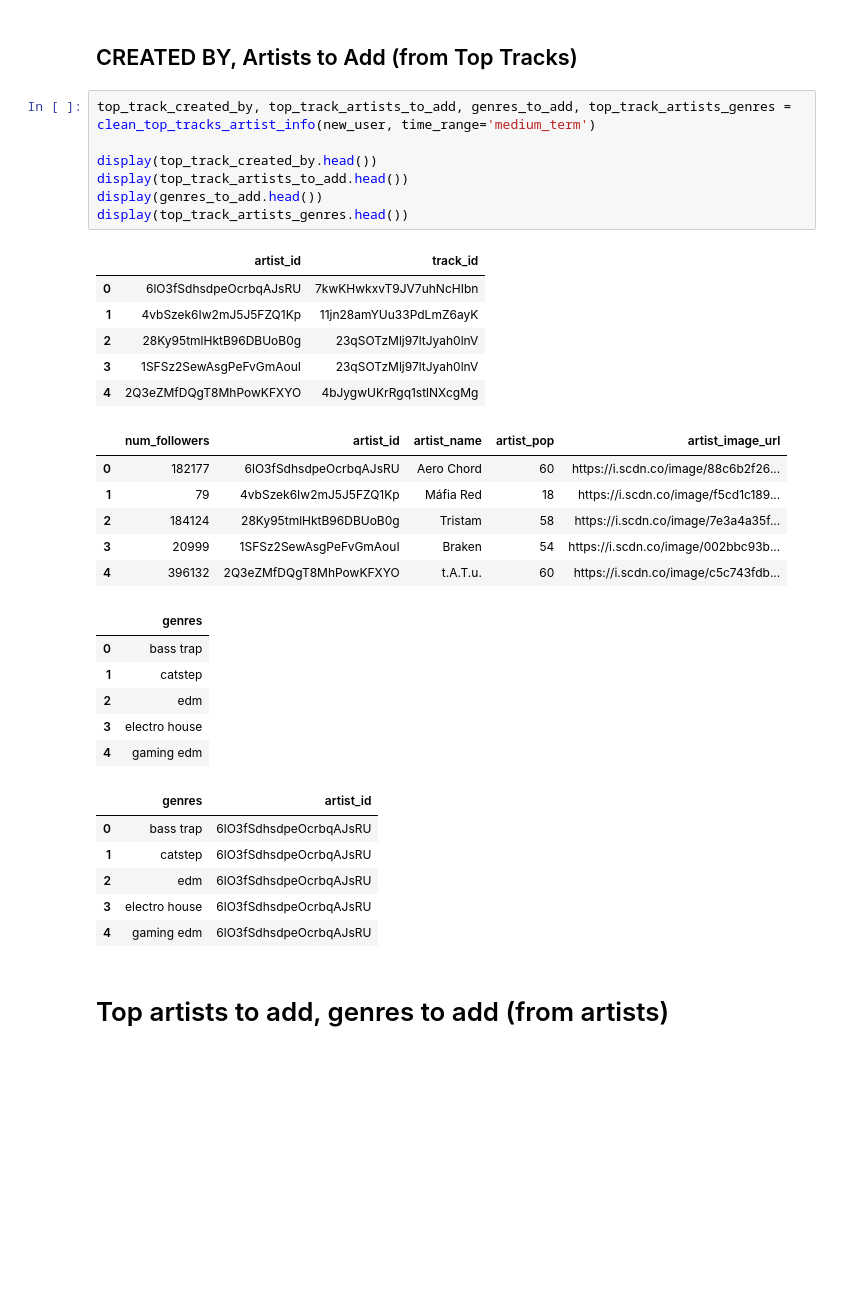
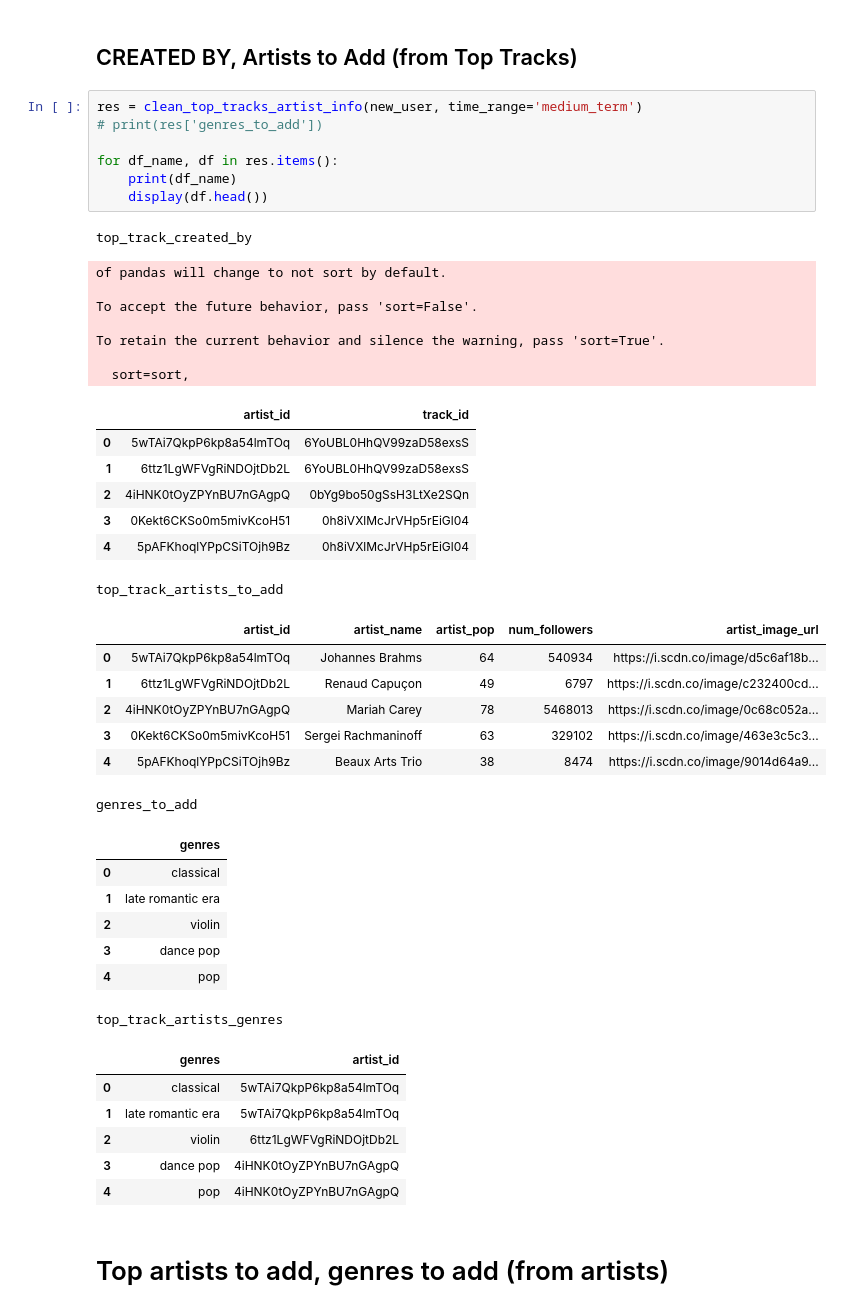
Before and after one commit to CS-316-Group/Project, a Jupyter notebook: notebooks/Spotify Data Cleaning Example.ipynb, the cells around one changed output. Saved outputs shown, nothing was run; the diff lists cells and outputs as text; blank space fills up the shorter version.

```diff
--- a/notebooks/Spotify Data Cleaning Example.ipynb
+++ b/notebooks/Spotify Data Cleaning Example.ipynb
@@ -52,36 +54,47 @@ clean_listener_info(new_user)
 # %% [markdown]
 ## CREATED BY,  Artists to Add (from Top Tracks)
-# %%
-top_track_created_by, top_track_artists_to_add, genres_to_add, top_track_artists_genres = clean_top_tracks_artist_info(new_user, time_range='medium_term')
-
-display(top_track_created_by.head())
-display(top_track_artists_to_add.head())
-display(genres_to_add.head())
-display(top_track_artists_genres.head())
-# %% [output]
-|  | artist_id | track_id |
-| 0 | 6lO3fSdhsdpeOcrbqAJsRU | 7kwKHwkxvT9JV7uhNcHIbn |
-| 1 | 4vbSzek6Iw2mJ5J5FZQ1Kp | 11jn28amYUu33PdLmZ6ayK |
-| 2 | 28Ky95tmlHktB96DBUoB0g | 23qSOTzMlj97ltJyah0lnV |
-| 3 | 1SFSz2SewAsgPeFvGmAouI | 23qSOTzMlj97ltJyah0lnV |
-| 4 | 2Q3eZMfDQgT8MhPowKFXYO | 4bJygwUKrRgq1stlNXcgMg |
-|  | num_followers | artist_id | artist_name | artist_pop | artist_image_url |
-| 0 | 182177 | 6lO3fSdhsdpeOcrbqAJsRU | Aero Chord | 60 | https://i.scdn.co/image/88c6b2f26... |
-| 1 | 79 | 4vbSzek6Iw2mJ5J5FZQ1Kp | Máfia Red | 18 | https://i.scdn.co/image/f5cd1c189... |
-| 2 | 184124 | 28Ky95tmlHktB96DBUoB0g | Tristam | 58 | https://i.scdn.co/image/7e3a4a35f... |
-| 3 | 20999 | 1SFSz2SewAsgPeFvGmAouI | Braken | 54 | https://i.scdn.co/image/002bbc93b... |
-| 4 | 396132 | 2Q3eZMfDQgT8MhPowKFXYO | t.A.T.u. | 60 | https://i.scdn.co/image/c5c743fdb... |
-|  | genres |
-| 0 | bass trap |
-| 1 | catstep |
-| 2 | edm |
-| 3 | electro house |
-| 4 | gaming edm |
-|  | genres | artist_id |
-| 0 | bass trap | 6lO3fSdhsdpeOcrbqAJsRU |
-| 1 | catstep | 6lO3fSdhsdpeOcrbqAJsRU |
-| 2 | edm | 6lO3fSdhsdpeOcrbqAJsRU |
-| 3 | electro house | 6lO3fSdhsdpeOcrbqAJsRU |
-| 4 | gaming edm | 6lO3fSdhsdpeOcrbqAJsRU |
+# %%
+res = clean_top_tracks_artist_info(new_user, time_range='medium_term')
+# print(res['genres_to_add'])
+
+for df_name, df in res.items():
+    print(df_name)
+    display(df.head())
+# %% [output]
+top_track_created_by
+of pandas will change to not sort by default.
+
+To accept the future behavior, pass 'sort=False'.
+
+To retain the current behavior and silence the warning, pass 'sort=True'.
+
+  sort=sort,
+|  | artist_id | track_id |
+| 0 | 5wTAi7QkpP6kp8a54lmTOq | 6YoUBL0HhQV99zaD58exsS |
+| 1 | 6ttz1LgWFVgRiNDOjtDb2L | 6YoUBL0HhQV99zaD58exsS |
+| 2 | 4iHNK0tOyZPYnBU7nGAgpQ | 0bYg9bo50gSsH3LtXe2SQn |
+| 3 | 0Kekt6CKSo0m5mivKcoH51 | 0h8iVXlMcJrVHp5rEiGl04 |
+| 4 | 5pAFKhoqlYPpCSiTOjh9Bz | 0h8iVXlMcJrVHp5rEiGl04 |
+top_track_artists_to_add
+|  | artist_id | artist_name | artist_pop | num_followers | artist_image_url |
+| 0 | 5wTAi7QkpP6kp8a54lmTOq | Johannes Brahms | 64 | 540934 | https://i.scdn.co/image/d5c6af18b... |
+| 1 | 6ttz1LgWFVgRiNDOjtDb2L | Renaud Capuçon | 49 | 6797 | https://i.scdn.co/image/c232400cd... |
+| 2 | 4iHNK0tOyZPYnBU7nGAgpQ | Mariah Carey | 78 | 5468013 | https://i.scdn.co/image/0c68c052a... |
+| 3 | 0Kekt6CKSo0m5mivKcoH51 | Sergei Rachmaninoff | 63 | 329102 | https://i.scdn.co/image/463e3c5c3... |
+| 4 | 5pAFKhoqlYPpCSiTOjh9Bz | Beaux Arts Trio | 38 | 8474 | https://i.scdn.co/image/9014d64a9... |
+genres_to_add
+|  | genres |
+| 0 | classical |
+| 1 | late romantic era |
+| 2 | violin |
+| 3 | dance pop |
+| 4 | pop |
+top_track_artists_genres
+|  | genres | artist_id |
+| 0 | classical | 5wTAi7QkpP6kp8a54lmTOq |
+| 1 | late romantic era | 5wTAi7QkpP6kp8a54lmTOq |
+| 2 | violin | 6ttz1LgWFVgRiNDOjtDb2L |
+| 3 | dance pop | 4iHNK0tOyZPYnBU7nGAgpQ |
+| 4 | pop | 4iHNK0tOyZPYnBU7nGAgpQ |
 # %% [markdown]
 # Top artists to add, genres to add (from artists)
```
Also changed, not shown: parts of 9 cells of this notebook, 6 other files.
